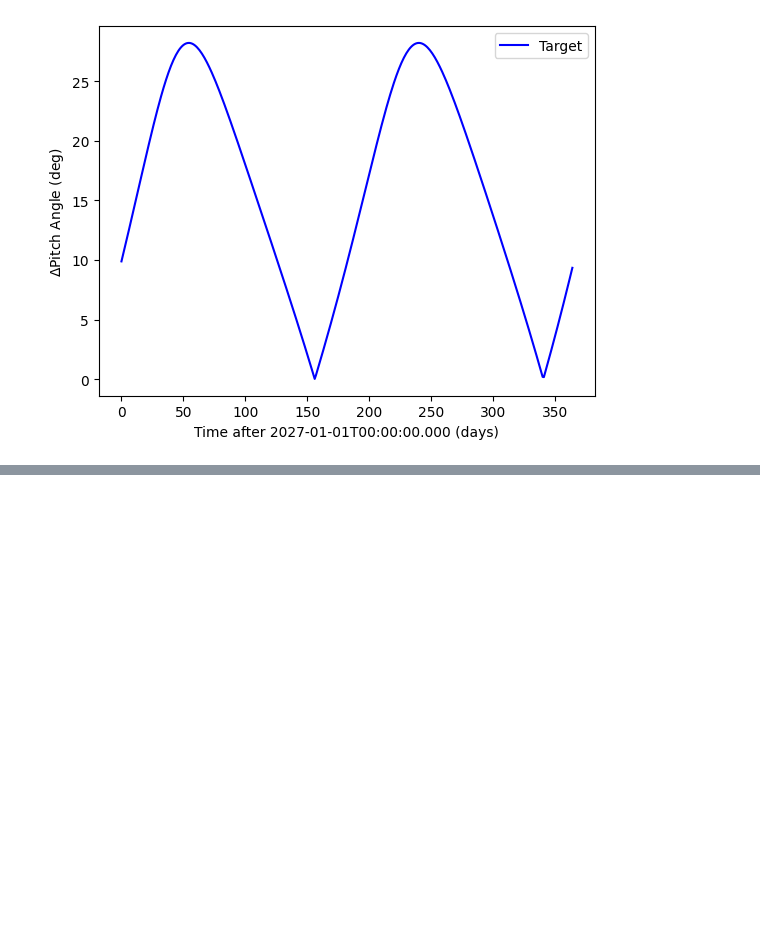
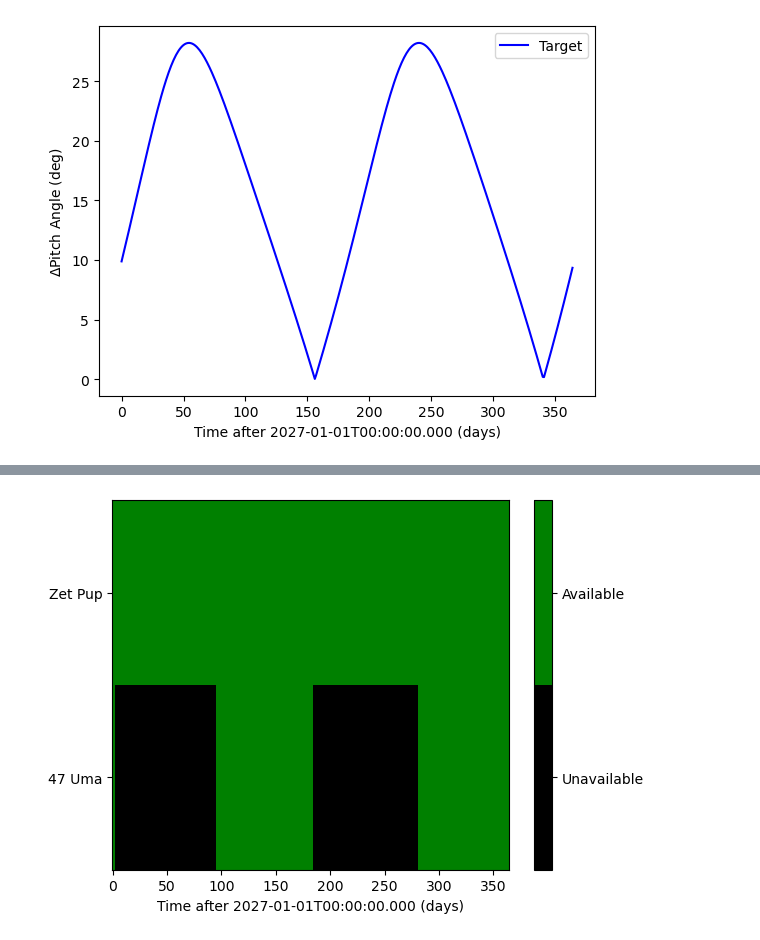
Before and after one commit to roman-corgi/roman_pointing, a Jupyter notebook: Notebooks/roman_pointing_demo.ipynb, the cells around one changed output, grey strips where cells are left out. Saved outputs shown, nothing was run; the diff lists cells and outputs as text; code cells hidden in the pictures; blank space fills up the shorter version.

```diff
--- a/Notebooks/roman_pointing_demo.ipynb
+++ b/Notebooks/roman_pointing_demo.ipynb
@@ -154,0 +159,20 @@ plt.legend();
+# %%
+# generate Boolean keepout map
+angs = np.vstack((sun_ang_targ.to_value(u.deg), sun_ang_ref.to_value(u.deg)))
+komap = (angs > 54) & (angs < 126)
+
+fig4, ax4 = plt.subplots(1, 1)
+cmap = matplotlib.colors.ListedColormap(["black", "green"])
+p = ax4.pcolor(
+    range(len(ts)),
+    np.arange(2),
+    komap,
+    cmap=cmap,
+)
+ax4.set_xlabel(f"Time after {ts[0].value} (days)")
+ax4.set_yticks([0,1])
+ax4.set_yticklabels(['47 Uma', 'Zet Pup'])
+cbar = plt.colorbar(p,ticks=[0.25, 0.75], drawedges=True)
+cbar.ax.set_yticklabels(["Unavailable", "Available"]);
+# %% [output]
+[figure, added]
```
Also changed, not shown: parts of 2 cells of this notebook, 5 other files.
